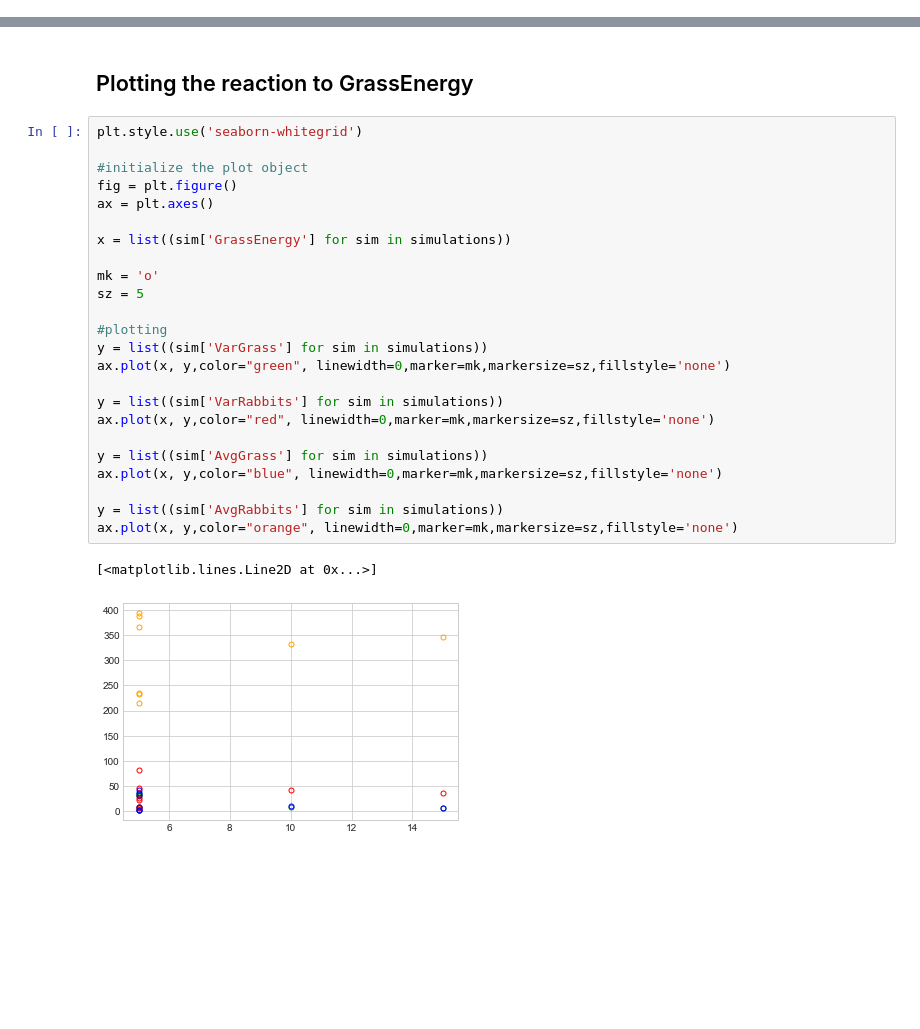
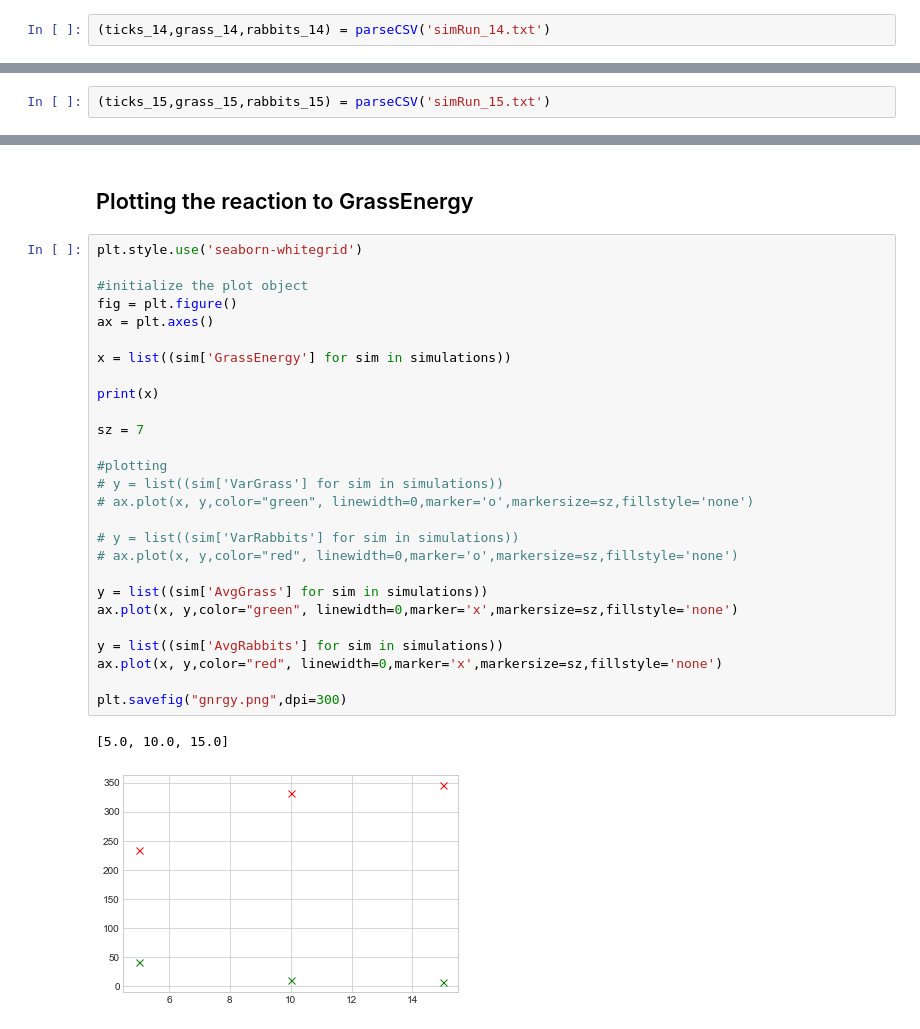
Before and after one commit to RenardDesNeiges/CS-430_1_Rabbits, a Jupyter notebook: report/plots/plot_notebook.ipynb, the cells around one changed output, grey strips where cells are left out. Drawn from its saved outputs; the diff is of its cells as text; blank space fills up the shorter version.

```diff
--- a/report/plots/plot_notebook.ipynb
+++ b/report/plots/plot_notebook.ipynb
@@ -727,0 +743,2 @@ simulations.append(simParams)
+# %%
+(ticks_14,grass_14,rabbits_14) = parseCSV('simRun_14.txt')
@@ -727,0 +791,2 @@ simulations.append(simParams)
+# %%
+(ticks_15,grass_15,rabbits_15) = parseCSV('simRun_15.txt')
@@ -803,27 +904,30 @@ plt.savefig("ggrate.png",dpi=300)
 # %%
 plt.style.use('seaborn-whitegrid')
 
 #initialize the plot object
 fig = plt.figure()
 ax = plt.axes()
 
 x = list((sim['GrassEnergy'] for sim in simulations))
 
-mk = 'o'
-sz = 5
+print(x)
+
+sz = 7
 
 #plotting
-y = list((sim['VarGrass'] for sim in simulations))
-ax.plot(x, y,color="green", linewidth=0,marker=mk,markersize=sz,fillstyle='none')
+# y = list((sim['VarGrass'] for sim in simulations))
+# ax.plot(x, y,color="green", linewidth=0,marker='o',markersize=sz,fillstyle='none')
 
-y = list((sim['VarRabbits'] for sim in simulations))
-ax.plot(x, y,color="red", linewidth=0,marker=mk,markersize=sz,fillstyle='none')
+# y = list((sim['VarRabbits'] for sim in simulations))
+# ax.plot(x, y,color="red", linewidth=0,marker='o',markersize=sz,fillstyle='none')
 
 y = list((sim['AvgGrass'] for sim in simulations))
-ax.plot(x, y,color="blue", linewidth=0,marker=mk,markersize=sz,fillstyle='none')
+ax.plot(x, y,color="green", linewidth=0,marker='x',markersize=sz,fillstyle='none')
 
 y = list((sim['AvgRabbits'] for sim in simulations))
-ax.plot(x, y,color="orange", linewidth=0,marker=mk,markersize=sz,fillstyle='none')
+ax.plot(x, y,color="red", linewidth=0,marker='x',markersize=sz,fillstyle='none')
+
+plt.savefig("gnrgy.png",dpi=300)
 # %% [output]
-[<matplotlib.lines.Line2D at 0x...>]
+[5.0, 10.0, 15.0]
-[figure, old version]
+[figure, new version]
```
Also changed, not shown: parts of 10 cells of this notebook, 7 other files.
